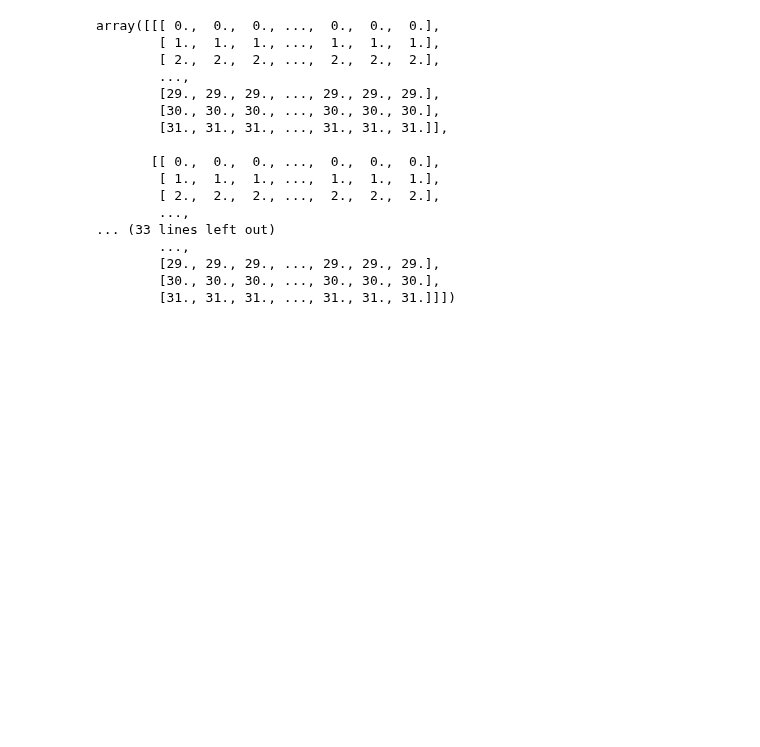
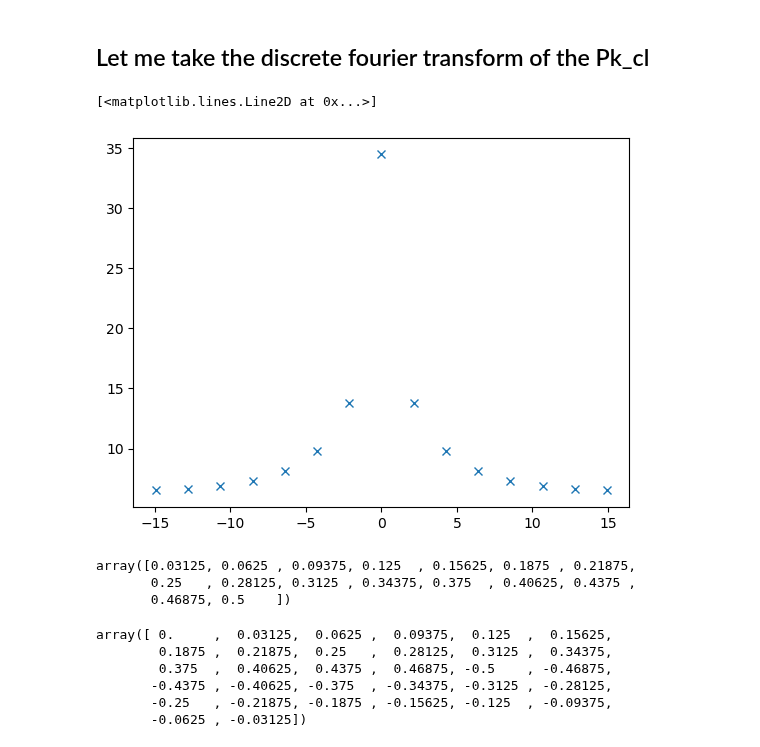
Before and after one commit to VibinRam/DP2, a Jupyter notebook: Codes/Clustering_simulation/GonzNuevoCheck.ipynb, the cells around one changed output. Saved outputs shown, nothing was run; the diff lists cells and outputs as text; code cells hidden in the pictures; blank space fills up the shorter version.

```diff
--- a/Codes/Clustering_simulation/GonzNuevoCheck.ipynb
+++ b/Codes/Clustering_simulation/GonzNuevoCheck.ipynb
@@ -193,20 +194,39 @@ temp_box = np.array([])
-# %%
-x1
-# %% [output]
-array([[[ 0.,  0.,  0., ...,  0.,  0.,  0.],
-        [ 1.,  1.,  1., ...,  1.,  1.,  1.],
-        [ 2.,  2.,  2., ...,  2.,  2.,  2.],
-        ...,
-        [29., 29., 29., ..., 29., 29., 29.],
-        [30., 30., 30., ..., 30., 30., 30.],
-        [31., 31., 31., ..., 31., 31., 31.]],
-
-       [[ 0.,  0.,  0., ...,  0.,  0.,  0.],
-        [ 1.,  1.,  1., ...,  1.,  1.,  1.],
-        [ 2.,  2.,  2., ...,  2.,  2.,  2.],
-        ...,
-... (33 lines left out)
-        ...,
-        [29., 29., 29., ..., 29., 29., 29.],
-        [30., 30., 30., ..., 30., 30., 30.],
-        [31., 31., 31., ..., 31., 31., 31.]]])
+# %% [markdown]
+## Let me take the discrete fourier transform of the Pk_cl
+# %%
+#Lets make the k's needed for the power spectrum.
+k_min = 1/(N_side * del_x)
+k_max = 1/(2 * del_x)
+assert (N_side % 2 == 0)
+k_for_P = np.linspace(k_min, k_max, N_side//2)
+
+#Now we have to make a desired power spectrum pk_cl
+delta_of_k = 1.2
+const_of_k = 1
+k_for_P_mid = (k_for_P[:-1] + k_for_P[1:])/2
+pk_cl = np.power(const_of_k * k_for_P_mid, -delta_of_k)
+
+#plt.plot(k_for_P_mid, pk_cl, '*')
+
+delta_of_k = 1/(N_side * del_x)
+temp_x_vals = np.fft.fftfreq(len(pk_cl), d=delta_of_k)
+temp_xi_x = np.fft.ifft(pk_cl, norm='ortho')
+plt.plot(temp_x_vals, temp_xi_x, 'x')
+# %% [output]
+[<matplotlib.lines.Line2D at 0x...>]
+[figure, added]
+# %%
+k_for_P
+# %% [output]
+array([0.03125, 0.0625 , 0.09375, 0.125  , 0.15625, 0.1875 , 0.21875,
+       0.25   , 0.28125, 0.3125 , 0.34375, 0.375  , 0.40625, 0.4375 ,
+       0.46875, 0.5    ])
+# %%
+np.fft.fftfreq(32)
+# %% [output]
+array([ 0.     ,  0.03125,  0.0625 ,  0.09375,  0.125  ,  0.15625,
+        0.1875 ,  0.21875,  0.25   ,  0.28125,  0.3125 ,  0.34375,
+        0.375  ,  0.40625,  0.4375 ,  0.46875, -0.5    , -0.46875,
+       -0.4375 , -0.40625, -0.375  , -0.34375, -0.3125 , -0.28125,
+       -0.25   , -0.21875, -0.1875 , -0.15625, -0.125  , -0.09375,
+       -0.0625 , -0.03125])
```
Also changed, not shown: parts of 5 cells of this notebook, 3 other files.
